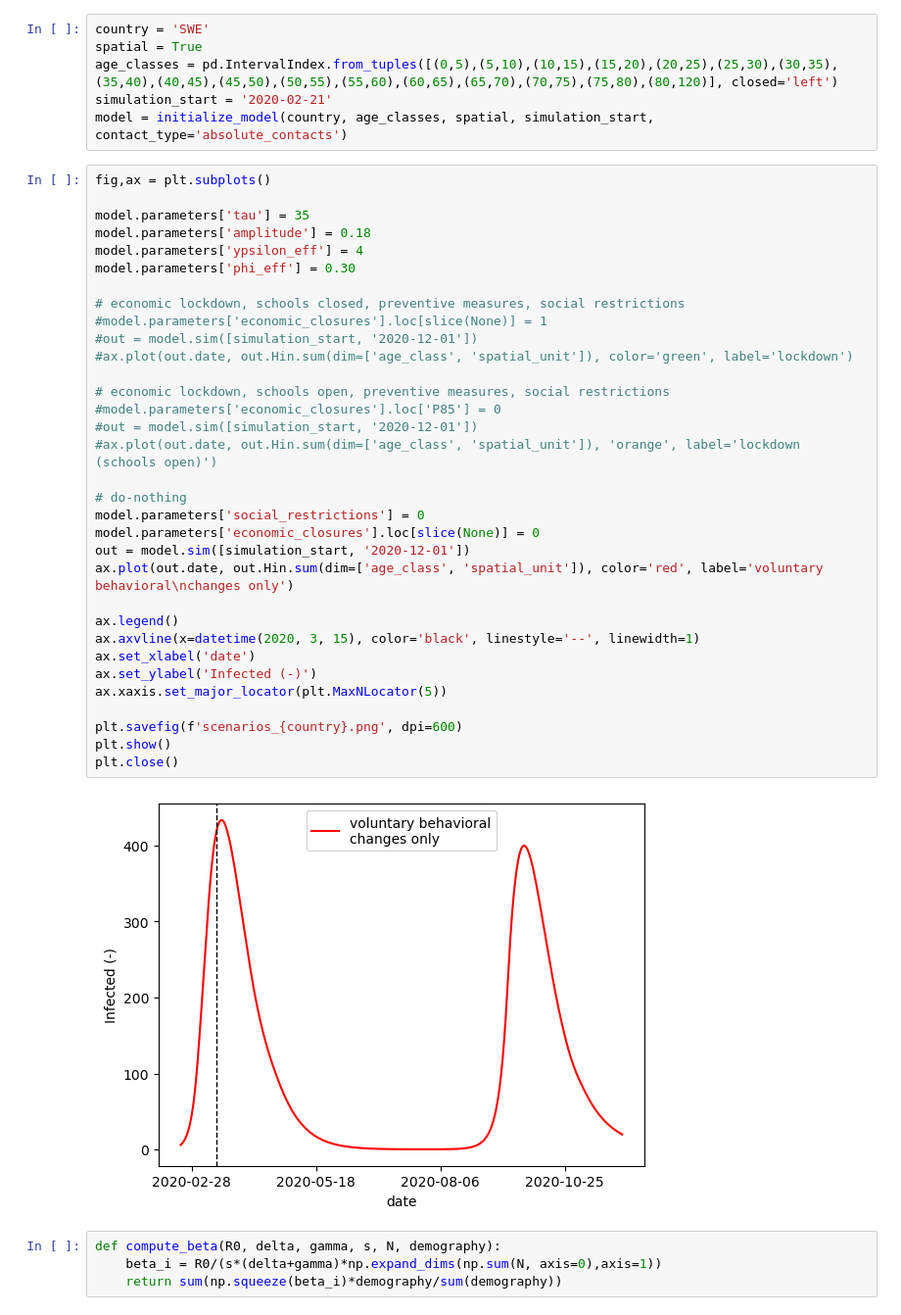
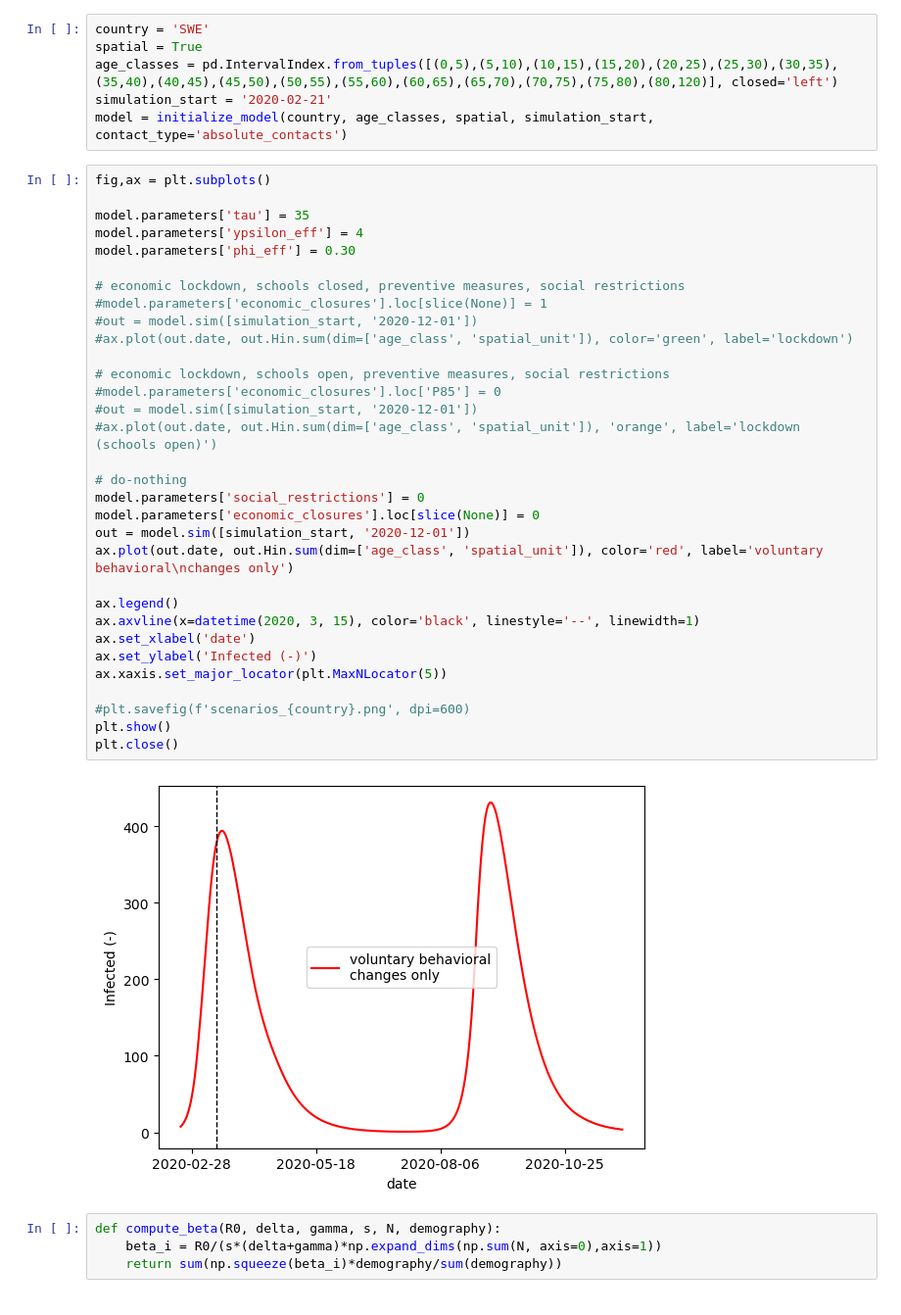
Before and after one commit to twallema/pyIEEM, a Jupyter notebook: notebooks/scratch-SIR-recurrent-mobility.ipynb, the cells around one changed output. Shown at 98% size. Saved outputs shown, nothing was run; the diff lists cells and outputs as text.

```diff
--- a/notebooks/scratch-SIR-recurrent-mobility.ipynb
+++ b/notebooks/scratch-SIR-recurrent-mobility.ipynb
@@ -81,37 +81,36 @@ model = initialize_model(country, age_classes, spatial, simulation_start, contac
 fig,ax = plt.subplots()
 
 model.parameters['tau'] = 35
-model.parameters['amplitude'] = 0.18
 model.parameters['ypsilon_eff'] = 4
 model.parameters['phi_eff'] = 0.30
 
 # economic lockdown, schools closed, preventive measures, social restrictions
 #model.parameters['economic_closures'].loc[slice(None)] = 1
 #out = model.sim([simulation_start, '2020-12-01'])
 #ax.plot(out.date, out.Hin.sum(dim=['age_class', 'spatial_unit']), color='green', label='lockdown')
 
 # economic lockdown, schools open, preventive measures, social restrictions
 #model.parameters['economic_closures'].loc['P85'] = 0
 #out = model.sim([simulation_start, '2020-12-01'])
 #ax.plot(out.date, out.Hin.sum(dim=['age_class', 'spatial_unit']), 'orange', label='lockdown (schools open)')
 
 # do-nothing
 model.parameters['social_restrictions'] = 0
 model.parameters['economic_closures'].loc[slice(None)] = 0
 out = model.sim([simulation_start, '2020-12-01'])
 ax.plot(out.date, out.Hin.sum(dim=['age_class', 'spatial_unit']), color='red', label='voluntary behavioral\nchanges only')
 
 ax.legend()
 ax.axvline(x=datetime(2020, 3, 15), color='black', linestyle='--', linewidth=1)
 ax.set_xlabel('date')
 ax.set_ylabel('Infected (-)')
 ax.xaxis.set_major_locator(plt.MaxNLocator(5))
 
-plt.savefig(f'scenarios_{country}.png', dpi=600)
+#plt.savefig(f'scenarios_{country}.png', dpi=600)
 plt.show()
 plt.close()
 # %% [output]
-[figure, old version]
+[figure, new version]
 # %%
 def compute_beta(R0, delta, gamma, s, N, demography):
     beta_i = R0/(s*(delta+gamma)*np.expand_dims(np.sum(N, axis=0),axis=1))
```
Also changed, not shown: 4 other files.
